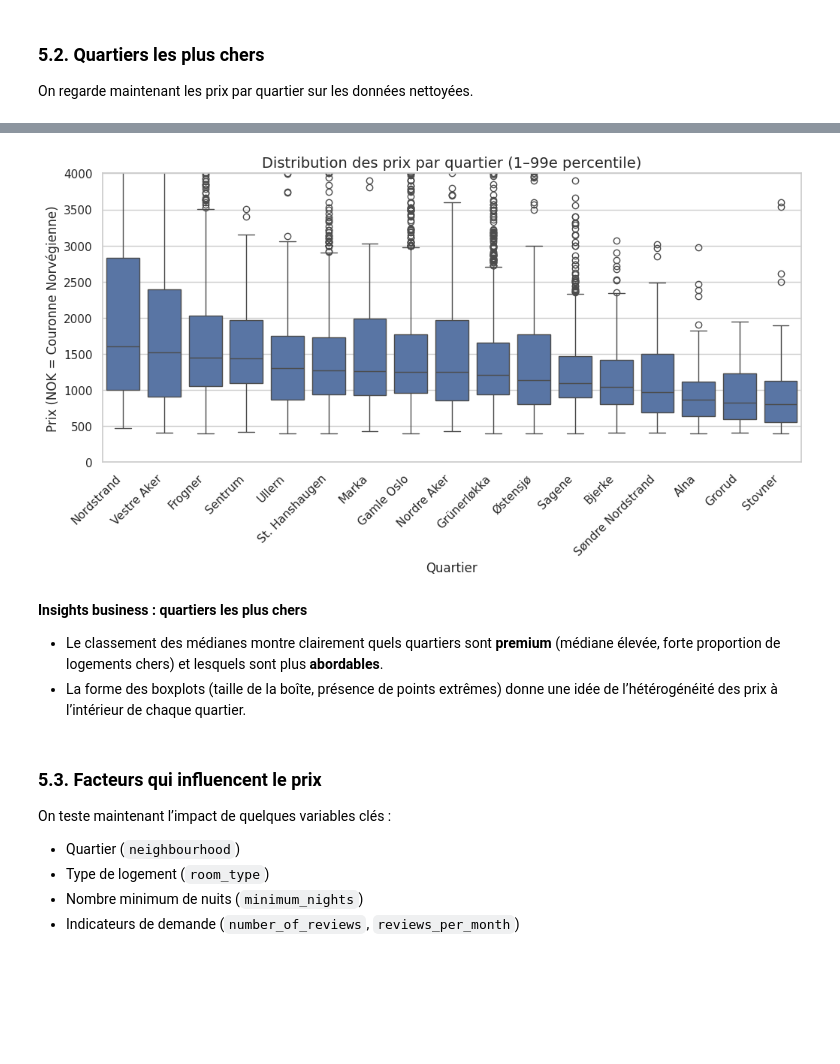
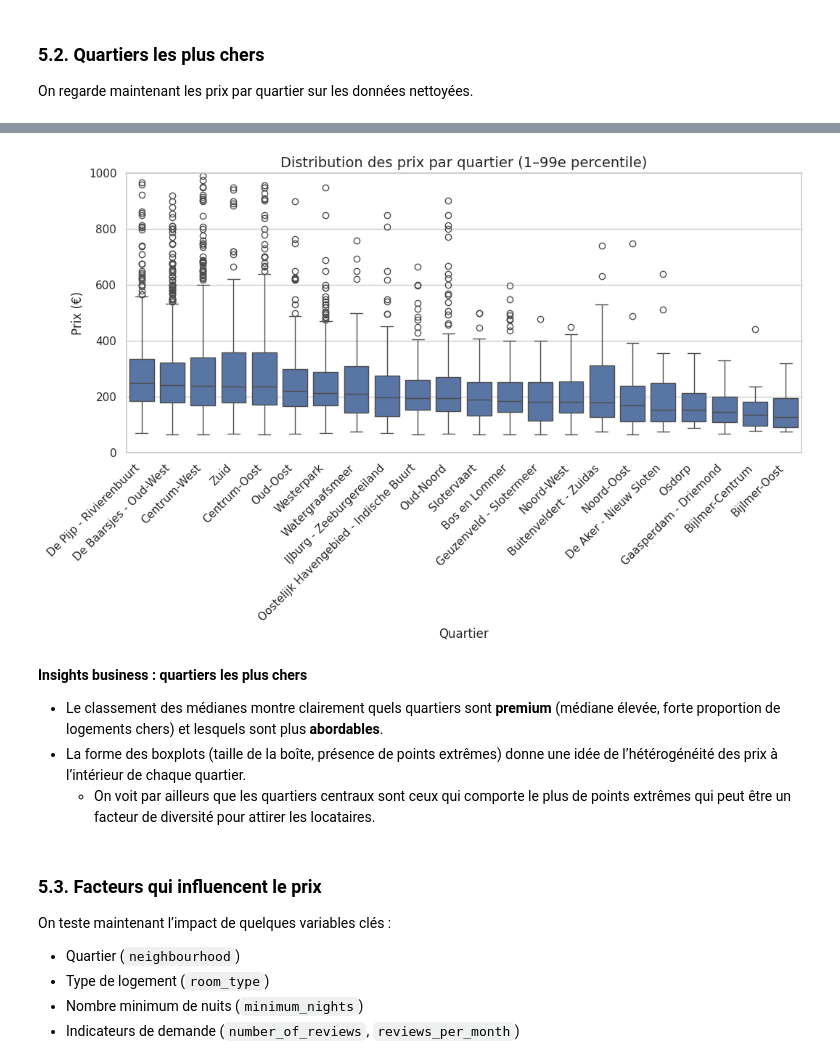
Before and after one commit to PercyaDJ/dossier-iae, a Jupyter notebook: amsterdam_airbnb_EDA.ipynb, the cells around one changed output, grey strips where cells are left out. Cells and saved outputs as stored; diff of their text form; code cells hidden in the pictures; blank space fills up the shorter version.

```diff
--- a/amsterdam_airbnb_EDA.ipynb
+++ b/amsterdam_airbnb_EDA.ipynb
@@ -390,19 +388,19 @@ dtype: float64
 # %%
 plt.figure(figsize=(12, 5))
 sns.boxplot(
     data=df_clean,
     x="neighbourhood",
     y="price",
     order=price_by_neigh.index,
 )
 plt.xticks(rotation=45, ha="right")
 plt.title("Distribution des prix par quartier (1–99e percentile)")
 plt.xlabel("Quartier")
-plt.ylabel("Prix (NOK = Couronne Norvégienne)")
-plt.ylim(0, 4000)
+plt.ylabel("Prix (€)")
+plt.ylim(0, 1000)
 plt.show()
 # %% [output]
-[figure, old version]
+[figure, new version]
 # %% [markdown]
 **Insights business : quartiers les plus chers**
 - Le classement des médianes montre clairement quels quartiers sont
@@ -410,6 +408,7 @@ plt.show()
   et lesquels sont plus **abordables**.
 - La forme des boxplots (taille de la boîte, présence de points extrêmes)
   donne une idée de l’hétérogénéité des prix à l’intérieur de chaque quartier.
+  - On voit par ailleurs que les quartiers centraux sont ceux qui comporte le plus de points extrêmes qui peut être un facteur de diversité pour attirer les locataires.
 # %% [markdown]
 ### 5.3. Facteurs qui influencent le prix
 On teste maintenant l’impact de quelques variables clés :
```
Also changed, not shown: parts of 37 cells of this notebook.
